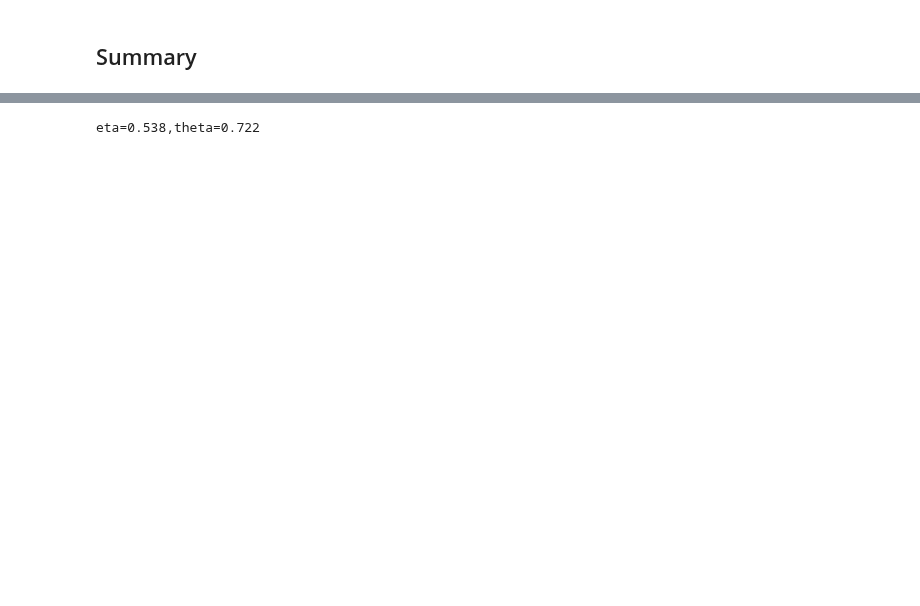
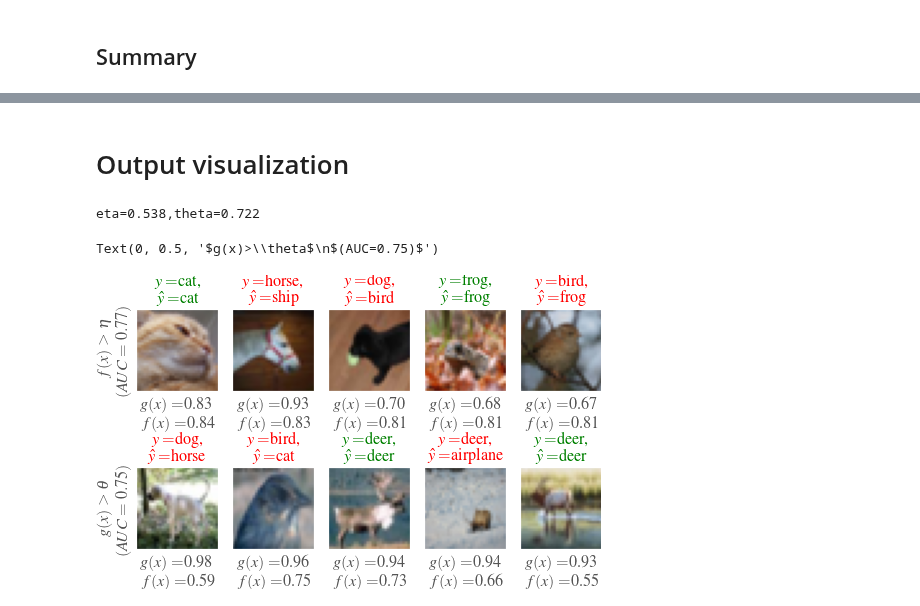
Before and after one commit to cesar-claros/synergistic, a Jupyter notebook: CIFAR10_cnn.ipynb, the cells around one changed output, grey strips where cells are left out. Saved outputs shown, nothing was run; the diff lists cells and outputs as text; code cells hidden in the pictures; blank space fills up the shorter version.

```diff
--- a/CIFAR10_cnn.ipynb
+++ b/CIFAR10_cnn.ipynb
@@ -510,6 +410,0 @@ df = pd.concat(frames)
-# %%
-# Avoid plotting when median(p_value)>0.5
-for i in range(p_value_median.shape[0]):
-    if p_value_median.iloc[i]>0.05:
-      df.loc[df.index==i,'%reduction_test'] = np.nan
-      df_jaccard.loc[df_jaccard.index==i, 'jaccard'] = np.nan
@@ -535,19 +410,0 @@ print(output_fx.getvalue())
-# %%
-# Dataframe for comparison f(x)-g(x)
-results_fxgx = results_fxgx.loc[p_value_col <= 0.05].copy()
-results_fxgx_by_row_index = results_fxgx.groupby(results_fxgx.index)
-fxgx_median = results_fxgx_by_row_index.median()
-fxgx_q1 = results_fxgx_by_row_index.quantile(q=0.25)
-fxgx_q3 = results_fxgx_by_row_index.quantile(q=0.75)
-# Baseline comparison statistics (median(q1-q3)) LaTex
-output_fxgx = io.StringIO()
-numRows = fxgx_median.shape[0]
-numCols = fxgx_median.shape[1]
-output_fxgx.write("results_fxgx (\\rho|%reduction_test(fx)|%reduction_test(fxgx)|Jaccard|H0\n")
-output_fxgx.write("------------\n")
-for i in range(numRows):
-  row = [r'{:.2f}'.format(val1) if p_value_median[i]>0.05 and j==0 else r'{}' if p_value_median[i]>0.05 and j!=0\
-         else r'{:.2f}'.format(val1) if (j==0) else r'{:.2f}({:.2f}-{:.2f})'.format(val1,val2,val3) if (j==3)\
-         else r'{:.1f}({:.1f}-{:.1f})'.format(val1,val2,val3) for val1,val2,val3,j in zip(fxgx_median.iloc[i],fxgx_q1.iloc[i],fxgx_q3.iloc[i],range(numCols))]
-  output_fxgx.write("{{}} & {{}} & %s & {H0} \\\\\n".format(H0=r'$\surd$' if p_value_median[i]<=0.05 else r'$\times$')%(" & ".join(row)))
-print(output_fxgx.getvalue())
@@ -579,0 +411,2 @@ plt.savefig(path_fig_fxgx, bbox_inches='tight', facecolor='w')
+# %% [markdown]
+# Output visualization
@@ -608,7 +453,7 @@ labelNames = ['airplane', 'auto', 'bird', 'cat', 'deer', 'dog', 'frog', 'horse',
 # y_th_best = np.argmax(y_test[top_f_idx], axis=1)
 # Plot instances
 row,col = 2,top_n
-fig1, ax = plt.subplots(row, col, figsize=(6.0, 3.5), constrained_layout=True, dpi=120)
+fig1, ax = plt.subplots(row, col, figsize=(6.0, 3.5), constrained_layout=True, dpi=90)
 # fig1.subplots_adjust(wspace=0.1, hspace=0.35, top=0.5)
 # for i in top_f_idx:
 j = 0
@@ -618,33 +463,36 @@ for i,k in zip(top_f_idx, top_crit_idx):
     else:
         color = 'green'
     # ax = fig1.add_subplot(3, 4, j+1)
     ax[0][j].imshow(X_test_best[i, :, :, :])
     ax[0][j].set_title(r'$y=${s1}'.format(s1=labelNames[np.argmax(y_test_best, axis=1)[i]])+',\n'+\
                     r'$\hat{{y}}=${s2}'.format(s2=labelNames[y_test_pred_th_best[i]]), color=color, fontsize=13)
-    ax[0][j].set_xlabel(r"$g(x)=${:.2f}".format(crit_test[i])+'\n$f(x)=${:.2f}'.format(f_test[i]), fontsize=13)
+    ax[0][j].set_xlabel(r'$g(x)=${:.2f}'.format(crit_test[i])+'\n$f(x)=${:.2f}'.format(f_test[i]), fontsize=13)
     ax[0][j].set_xticks([])
     ax[0][j].set_yticks([])
 
     if np.argmax(y_test_best, axis=1)[k] != y_test_pred_th_best[k]:
         color = 'red'
     else:
         color = 'green'
     # ax = fig1.add_subplot(3, 4, j+1)
     ax[1][j].imshow(X_test_best[k, :, :, :])
     ax[1][j].set_title(r'$y=${s1}'.format(s1=labelNames[np.argmax(y_test_best, axis=1)[k]])+',\n'+\
                     r'$\hat{{y}}=${s2}'.format(s2=labelNames[y_test_pred_th_best[k]]), color=color, fontsize=13)
     ax[1][j].set_xlabel(r"$g(x)=${:.2f}".format(crit_test[k])+'\n$f(x)=${:.2f}'.format(f_test[k]), fontsize=13)
     ax[1][j].set_xticks([])
     ax[1][j].set_yticks([])
     j = j + 1
 fig1.set_constrained_layout_pads(w_pad=0, h_pad=0, hspace=0.01, wspace=-.5)
 ax[0][0].set_ylabel(r"$f(x)>\eta$"+"\n"+r"$(AUC={:.2f})$".format(roc_f), fontsize=13)
 # ax[0][0].set_ylabel(r"$f(x)>\eta$", fontsize=14)
 ax[1][0].set_ylabel(r"$g(x)>\theta$"+"\n"+r"$(AUC={:.2f})$".format(roc_crit), fontsize=13)
 # ax[1][0].set_ylabel(r"$g(x)>\theta$", fontsize=14)
 
 # fig1.text(0.5, 0.01, r'$\rho={},~|f(x)>\eta|={},~|g(x)>\theta|={}$'.format(rho,np.sum(f_test>eta),np.sum(crit_test>theta)), ha='center', fontsize = 12)
 # plt.suptitle(r'Top {} selected instances'.format(top_n), fontsize=15)
 # plt.tight_layout()
-path_fig_fxgx_test = "drive/My Drive/NIPS2020/results/cifar10/fig_fxgx_test_{clf}_yhat{yhat}_pca{pca}.svg".format(clf=clf, pca=applyPCA, yhat=addPredictions)
-plt.savefig(path_fig_fxgx_test, bbox_inches='tight', facecolor='w')
+# path_fig_fxgx_test = "drive/My Drive/NIPS2020/results/cifar10/fig_fxgx_test_{clf}_yhat{yhat}_pca{pca}.svg".format(clf=clf, pca=applyPCA, yhat=addPredictions)
+# plt.savefig(path_fig_fxgx_test, bbox_inches='tight', facecolor='w')
+# %% [output]
+Text(0, 0.5, '$g(x)>\\theta$\n$(AUC=0.75)$')
+[figure, added]
```
Also changed, not shown: parts of 14 cells of this notebook.
